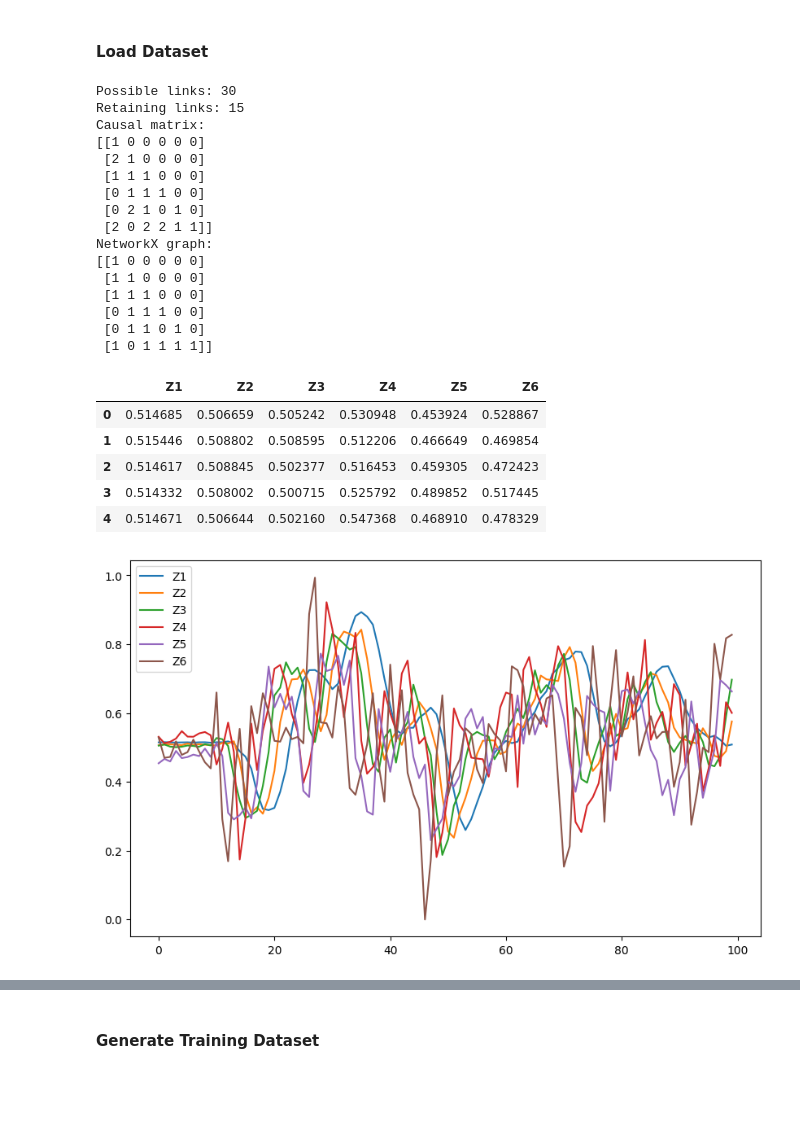
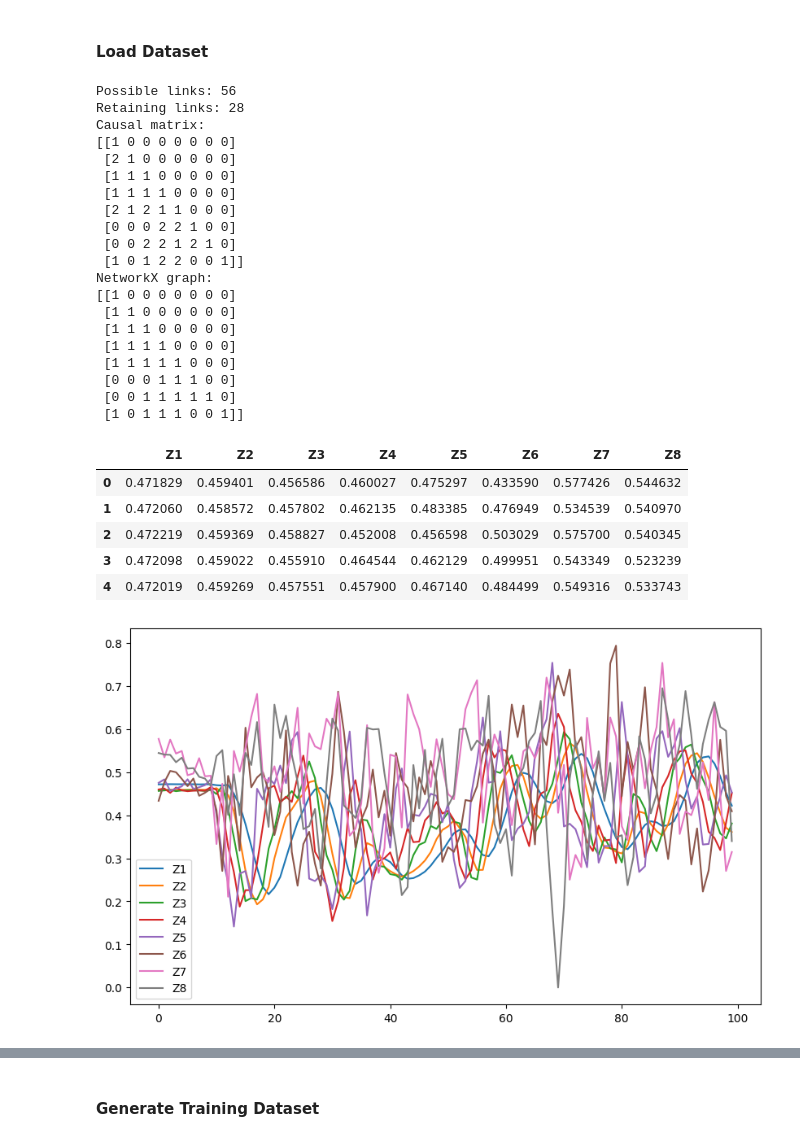
Before and after one commit to wasimahmadpk/gCause, a Jupyter notebook: src/gcdmi_examples.ipynb, the cells around one changed output, grey strips where cells are left out. Cells and saved outputs as stored; diff of their text form; code cells hidden in the pictures; blank space fills up the shorter version.

Commit message:
updates synthetic experiments

```diff
--- a/src/gcdmi_examples.ipynb
+++ b/src/gcdmi_examples.ipynb
@@ -68,32 +68,36 @@ df.head()
 # %%
-#  # Load synthetic data
-# model = StructuralCausalModel()
-# num_nodes = 6
-# nonlinearity = 0.0
-# interaction_density = 0.5
-# df, links, causal_graph = model.generate_multi_var_ts(num_nodes, nonlinearity, interaction_density, num_samples=2000)
-# df.head()
+ # Load synthetic data
+model = StructuralCausalModel()
+num_nodes = 8
+nonlinearity = 0.2
+interaction_density = 0.25
+df, links, causal_graph = model.generate_multi_var_ts(num_nodes, nonlinearity, interaction_density, num_samples=2000)
+df.head()
 # %% [output]
-Possible links: 30
-Retaining links: 15
+Possible links: 56
+Retaining links: 28
 Causal matrix:
-[[1 0 0 0 0 0]
- [2 1 0 0 0 0]
- [1 1 1 0 0 0]
- [0 1 1 1 0 0]
- [0 2 1 0 1 0]
- [2 0 2 2 1 1]]
+[[1 0 0 0 0 0 0 0]
+ [2 1 0 0 0 0 0 0]
+ [1 1 1 0 0 0 0 0]
+ [1 1 1 1 0 0 0 0]
+ [2 1 2 1 1 0 0 0]
+ [0 0 0 2 2 1 0 0]
+ [0 0 2 2 1 2 1 0]
+ [1 0 1 2 2 0 0 1]]
 NetworkX graph:
-[[1 0 0 0 0 0]
- [1 1 0 0 0 0]
- [1 1 1 0 0 0]
- [0 1 1 1 0 0]
- [0 1 1 0 1 0]
- [1 0 1 1 1 1]]
+[[1 0 0 0 0 0 0 0]
+ [1 1 0 0 0 0 0 0]
+ [1 1 1 0 0 0 0 0]
+ [1 1 1 1 0 0 0 0]
+ [1 1 1 1 1 0 0 0]
+ [0 0 0 1 1 1 0 0]
+ [0 0 1 1 1 1 1 0]
+ [1 0 1 1 1 0 0 1]]
-|  | Z1 | Z2 | Z3 | Z4 | Z5 | Z6 |
-| 0 | 0.514685 | 0.506659 | 0.505242 | 0.530948 | 0.453924 | 0.528867 |
-| 1 | 0.515446 | 0.508802 | 0.508595 | 0.512206 | 0.466649 | 0.469854 |
-| 2 | 0.514617 | 0.508845 | 0.502377 | 0.516453 | 0.459305 | 0.472423 |
-| 3 | 0.514332 | 0.508002 | 0.500715 | 0.525792 | 0.489852 | 0.517445 |
-| 4 | 0.514671 | 0.506644 | 0.502160 | 0.547368 | 0.468910 | 0.478329 |
+|  | Z1 | Z2 | Z3 | Z4 | Z5 | Z6 | Z7 | Z8 |
+| 0 | 0.471829 | 0.459401 | 0.456586 | 0.460027 | 0.475297 | 0.433590 | 0.577426 | 0.544632 |
+| 1 | 0.472060 | 0.458572 | 0.457802 | 0.462135 | 0.483385 | 0.476949 | 0.534539 | 0.540970 |
+| 2 | 0.472219 | 0.459369 | 0.458827 | 0.452008 | 0.456598 | 0.503029 | 0.575700 | 0.540345 |
+| 3 | 0.472098 | 0.459022 | 0.455910 | 0.464544 | 0.462129 | 0.499951 | 0.543349 | 0.523239 |
+| 4 | 0.472019 | 0.459269 | 0.457551 | 0.457900 | 0.467140 | 0.484499 | 0.549316 | 0.533743 |
-[figure, old version]
+[figure, new version]
```
Also changed, not shown: parts of 6 cells of this notebook, 2 other files.
